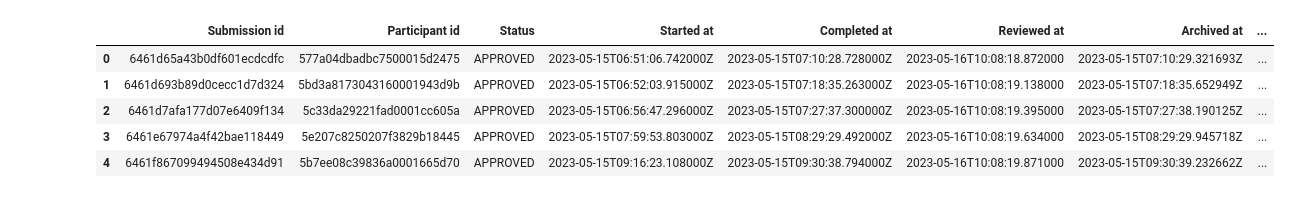
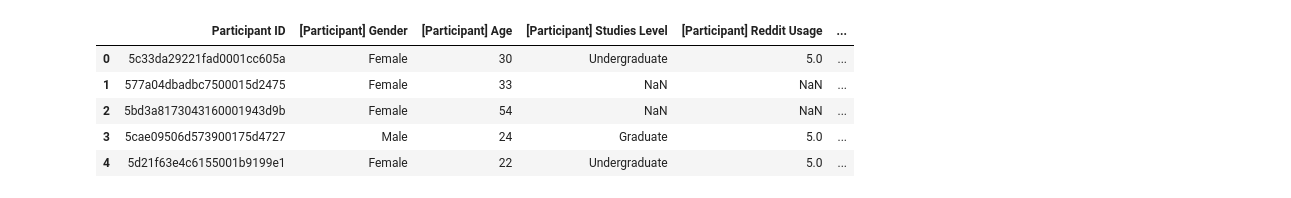
Before and after one commit to arpadgabor/credee, a Jupyter notebook: notebooks/demographics.ipynb, the cells around one changed output. Drawn from its saved outputs; the diff is of its cells as text; code cells hidden in the pictures.

```diff
--- a/notebooks/demographics.ipynb
+++ b/notebooks/demographics.ipynb
@@ -12,12 +12,12 @@ sns.set_theme(style="whitegrid", context="paper", font="cmr10")
 def save_figure(name):
     plt.savefig(f"exports/{name}.pdf", format="pdf")
 # %%
-raw_data = pd.read_csv("datasets/demographics.csv")
-raw_data.head()
+data = pd.read_csv("datasets/demographics_merged.csv")
+data.head()
 # %% [output]
-|  | Submission id | Participant id | Status | Started at | Completed at | Reviewed at | Archived at | ... |
-| 0 | 6461d65a43b0df601ecdcdfc | 577a04dbadbc7500015d2475 | APPROVED | 2023-05-15T06:51:06.742000Z | 2023-05-15T07:10:28.728000Z | 2023-05-16T10:08:18.872000 | 2023-05-15T07:10:29.321693Z | ... |
-| 1 | 6461d693b89d0cecc1d7d324 | 5bd3a8173043160001943d9b | APPROVED | 2023-05-15T06:52:03.915000Z | 2023-05-15T07:18:35.263000Z | 2023-05-16T10:08:19.138000 | 2023-05-15T07:18:35.652949Z | ... |
-| 2 | 6461d7afa177d07e6409f134 | 5c33da29221fad0001cc605a | APPROVED | 2023-05-15T06:56:47.296000Z | 2023-05-15T07:27:37.300000Z | 2023-05-16T10:08:19.395000 | 2023-05-15T07:27:38.190125Z | ... |
-| 3 | 6461e67974a4f42bae118449 | 5e207c8250207f3829b18445 | APPROVED | 2023-05-15T07:59:53.803000Z | 2023-05-15T08:29:29.492000Z | 2023-05-16T10:08:19.634000 | 2023-05-15T08:29:29.945718Z | ... |
-| 4 | 6461f867099494508e434d91 | 5b7ee08c39836a0001665d70 | APPROVED | 2023-05-15T09:16:23.108000Z | 2023-05-15T09:30:38.794000Z | 2023-05-16T10:08:19.871000 | 2023-05-15T09:30:39.232662Z | ... |
+|  | Participant ID | [Participant] Gender | [Participant] Age | [Participant] Studies Level | [Participant] Reddit Usage | ... |
+| 0 | 5c33da29221fad0001cc605a | Female | 30 | Undergraduate | 5.0 | ... |
+| 1 | 577a04dbadbc7500015d2475 | Female | 33 | NaN | NaN | ... |
+| 2 | 5bd3a8173043160001943d9b | Female | 54 | NaN | NaN | ... |
+| 3 | 5cae09506d573900175d4727 | Male | 24 | Graduate | 5.0 | ... |
+| 4 | 5d21f63e4c6155001b9199e1 | Female | 22 | Undergraduate | 5.0 | ... |
```
Also changed, not shown: parts of 13 cells of this notebook, 6 other files.
